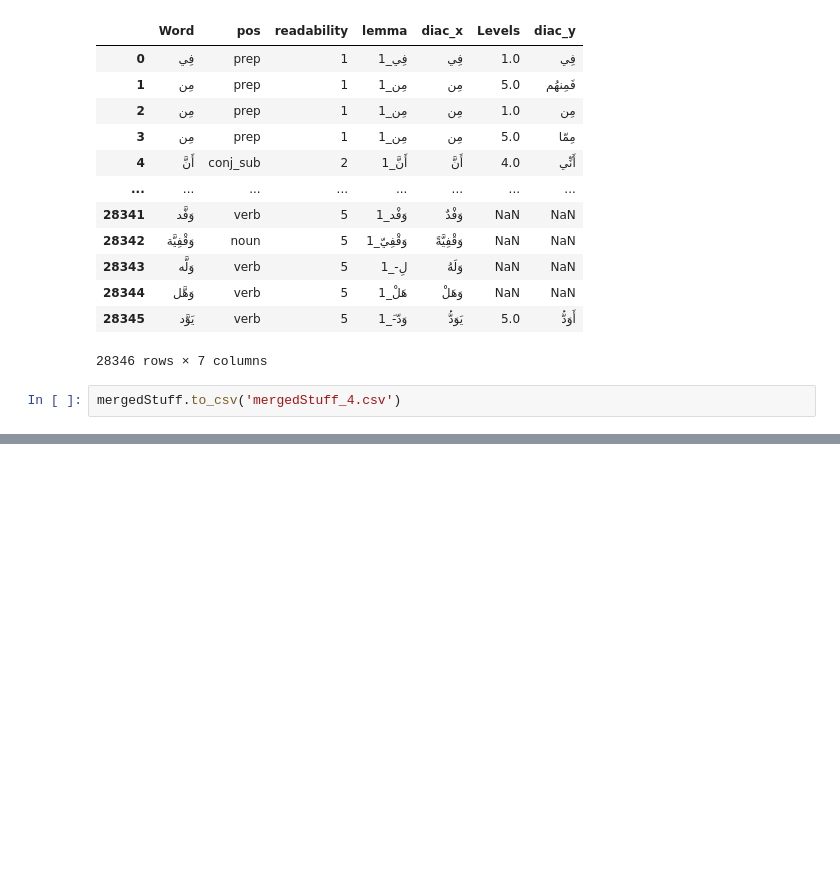
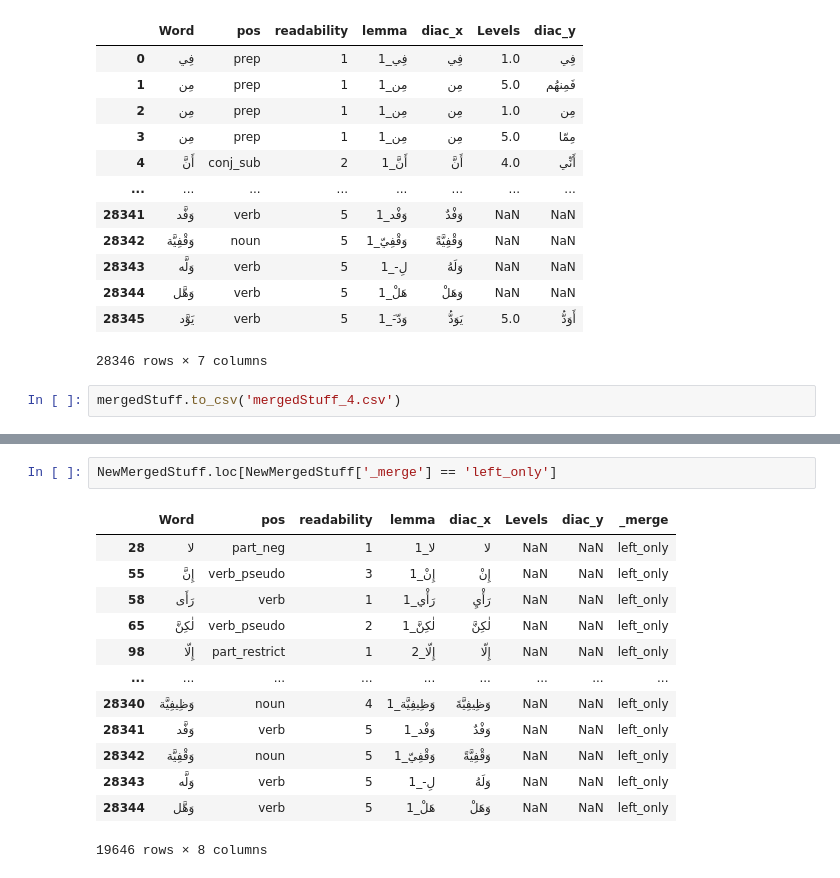
Before and after one commit to Nouran-Khallaf/Samer_Compare, a Jupyter notebook: Samer_VS_CEFR.ipynb, the cells around one changed output, grey strips where cells are left out. Cells and saved outputs as stored; diff of their text form; blank space fills up the shorter version.

```diff
--- a/Samer_VS_CEFR.ipynb
+++ b/Samer_VS_CEFR.ipynb
@@ -31,0 +70,16 @@ mergedStuff.to_csv('mergedStuff_4.csv')
+# %%
+NewMergedStuff.loc[NewMergedStuff['_merge'] == 'left_only']
+# %% [output]
+|  | Word | pos | readability | lemma | diac_x | Levels | diac_y | _merge |
+| 28 | لا | part_neg | 1 | لا_1 | لا | NaN | NaN | left_only |
+| 55 | إِنَّ | verb_pseudo | 3 | إِنْ_1 | إِنْ | NaN | NaN | left_only |
+| 58 | رَأَى | verb | 1 | رَأْي_1 | رَأْيِ | NaN | NaN | left_only |
+| 65 | لٰكِنَّ | verb_pseudo | 2 | لٰكِنَّ_1 | لٰكِنَّ | NaN | NaN | left_only |
+| 98 | إِلّا | part_restrict | 1 | إِلّا_2 | إِلّا | NaN | NaN | left_only |
+| ... | ... | ... | ... | ... | ... | ... | ... | ... |
+| 28340 | وَظِيفِيَّة | noun | 4 | وَظِيفِيَّة_1 | وَظِيفِيَّةَ | NaN | NaN | left_only |
+| 28341 | وَفَّد | verb | 5 | وَفْد_1 | وَفْدٌ | NaN | NaN | left_only |
+| 28342 | وَقْفِيَّة | noun | 5 | وَقْفِيّ_1 | وَقْفِيَّةً | NaN | NaN | left_only |
+| 28343 | وَلَّه | verb | 5 | لِ-_1 | وَلَهُ | NaN | NaN | left_only |
+| 28344 | وَهَّل | verb | 5 | هَلْ_1 | وَهَلْ | NaN | NaN | left_only |
+19646 rows × 8 columns
```
Also changed, not shown: parts of 12 cells of this notebook.
